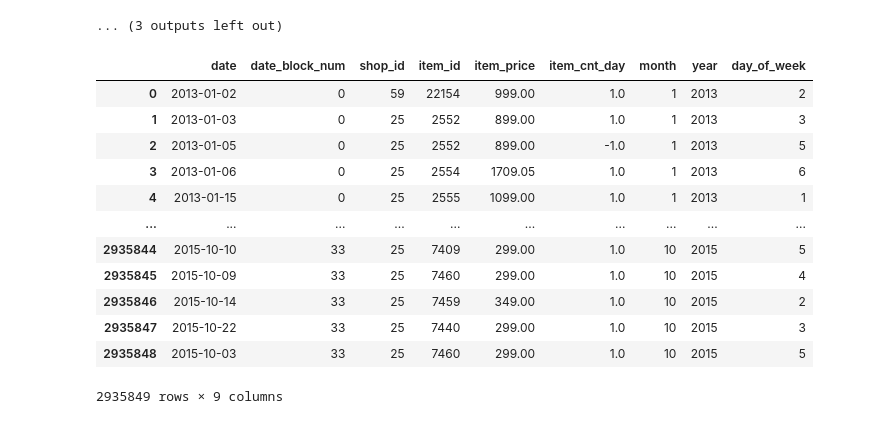
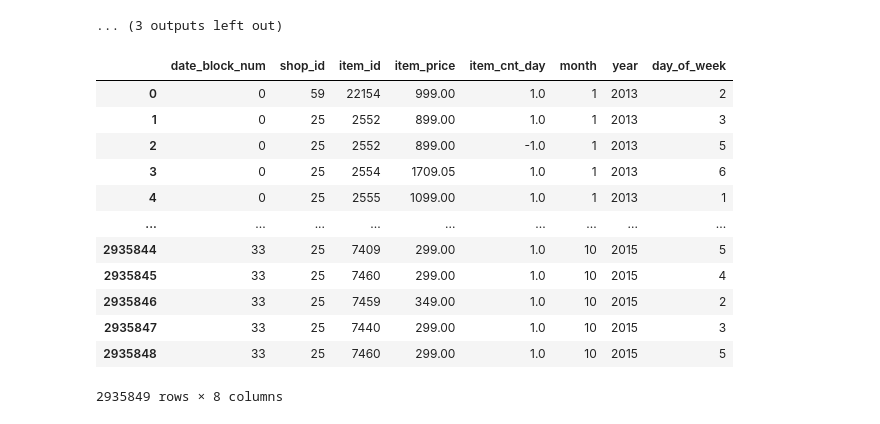
Before and after one commit to AlpBora/YAP-470-Project---Predict-Future-Sales, a Jupyter notebook: YAP 470 Project - Predict Future Sales.ipynb, the cells around one changed output. Drawn from its saved outputs; the diff is of its cells as text; code cells hidden in the pictures.

```diff
--- a/YAP 470 Project - Predict Future Sales.ipynb
+++ b/YAP 470 Project - Predict Future Sales.ipynb
@@ -37,9 +39,9 @@ C:\Users\Alp Bora\workarea\Yap470\Project\test.csv
 # %%
-items_path = r'C:\Users\Alp Bora\workarea\Yap470\Project\items-translated.csv'
-item_categories_path = r'C:\Users\Alp Bora\workarea\Yap470\Project\item_categories-translated.csv'
-sales_train_path = r'C:\Users\Alp Bora\workarea\Yap470\Project\sales_train.csv'
-shops_path = r'C:\Users\Alp Bora\workarea\Yap470\Project\shops-translated.csv'
-test_path = r'C:\Users\Alp Bora\workarea\Yap470\Project\test.csv'
+items_path = r'C:\Users\Alp Bora\workarea\Yap470\YAP_470_Project-Predict_Future_Sales\items-translated.csv'
+item_categories_path = r'C:\Users\Alp Bora\workarea\Yap470\YAP_470_Project-Predict_Future_Sales\item_categories-translated.csv'
+sales_train_path = r'C:\Users\Alp Bora\workarea\Yap470\YAP_470_Project-Predict_Future_Sales\sales_train.csv'
+shops_path = r'C:\Users\Alp Bora\workarea\Yap470\YAP_470_Project-Predict_Future_Sales\shops-translated.csv'
+test_path = r'C:\Users\Alp Bora\workarea\Yap470\YAP_470_Project-Predict_Future_Sales\test.csv'
 
 items = pd.read_csv(items_path)
 item_categories = pd.read_csv(item_categories_path)
@@ -127,25 +129,25 @@ test
 # %%
 # Create month, year and day of week features
 sales['date'] = pd.to_datetime(sales['date'], format = '%d.%m.%Y')
 sales['month'] = sales['date'].dt.month
 sales['year'] = sales['date'].dt.year
 sales['day_of_week'] = sales['date'].dt.day_of_week
-
+sales = sales.drop('date',axis=1)
 display(sales)
 # %% [output]
-|  | date | date_block_num | shop_id | item_id | item_price | item_cnt_day | month | year | day_of_week |
-| 0 | 2013-01-02 | 0 | 59 | 22154 | 999.00 | 1.0 | 1 | 2013 | 2 |
-| 1 | 2013-01-03 | 0 | 25 | 2552 | 899.00 | 1.0 | 1 | 2013 | 3 |
-| 2 | 2013-01-05 | 0 | 25 | 2552 | 899.00 | -1.0 | 1 | 2013 | 5 |
-| 3 | 2013-01-06 | 0 | 25 | 2554 | 1709.05 | 1.0 | 1 | 2013 | 6 |
-| 4 | 2013-01-15 | 0 | 25 | 2555 | 1099.00 | 1.0 | 1 | 2013 | 1 |
-| ... | ... | ... | ... | ... | ... | ... | ... | ... | ... |
-| 2935844 | 2015-10-10 | 33 | 25 | 7409 | 299.00 | 1.0 | 10 | 2015 | 5 |
-| 2935845 | 2015-10-09 | 33 | 25 | 7460 | 299.00 | 1.0 | 10 | 2015 | 4 |
-| 2935846 | 2015-10-14 | 33 | 25 | 7459 | 349.00 | 1.0 | 10 | 2015 | 2 |
-| 2935847 | 2015-10-22 | 33 | 25 | 7440 | 299.00 | 1.0 | 10 | 2015 | 3 |
-| 2935848 | 2015-10-03 | 33 | 25 | 7460 | 299.00 | 1.0 | 10 | 2015 | 5 |
+|  | date_block_num | shop_id | item_id | item_price | item_cnt_day | month | year | day_of_week |
+| 0 | 0 | 59 | 22154 | 999.00 | 1.0 | 1 | 2013 | 2 |
+| 1 | 0 | 25 | 2552 | 899.00 | 1.0 | 1 | 2013 | 3 |
+| 2 | 0 | 25 | 2552 | 899.00 | -1.0 | 1 | 2013 | 5 |
+| 3 | 0 | 25 | 2554 | 1709.05 | 1.0 | 1 | 2013 | 6 |
+| 4 | 0 | 25 | 2555 | 1099.00 | 1.0 | 1 | 2013 | 1 |
+| ... | ... | ... | ... | ... | ... | ... | ... | ... |
+| 2935844 | 33 | 25 | 7409 | 299.00 | 1.0 | 10 | 2015 | 5 |
+| 2935845 | 33 | 25 | 7460 | 299.00 | 1.0 | 10 | 2015 | 4 |
+| 2935846 | 33 | 25 | 7459 | 349.00 | 1.0 | 10 | 2015 | 2 |
+| 2935847 | 33 | 25 | 7440 | 299.00 | 1.0 | 10 | 2015 | 3 |
+| 2935848 | 33 | 25 | 7460 | 299.00 | 1.0 | 10 | 2015 | 5 |
-2935849 rows × 9 columns
+2935849 rows × 8 columns
 # %%
 def cross_validation_time_series(sales):
     cv = SlidingWindowSplitter(window_length=5, fh=[1, 2, 3], initial_window=10, step_length=3)
```
Also changed, not shown: parts of 3 cells of this notebook.
